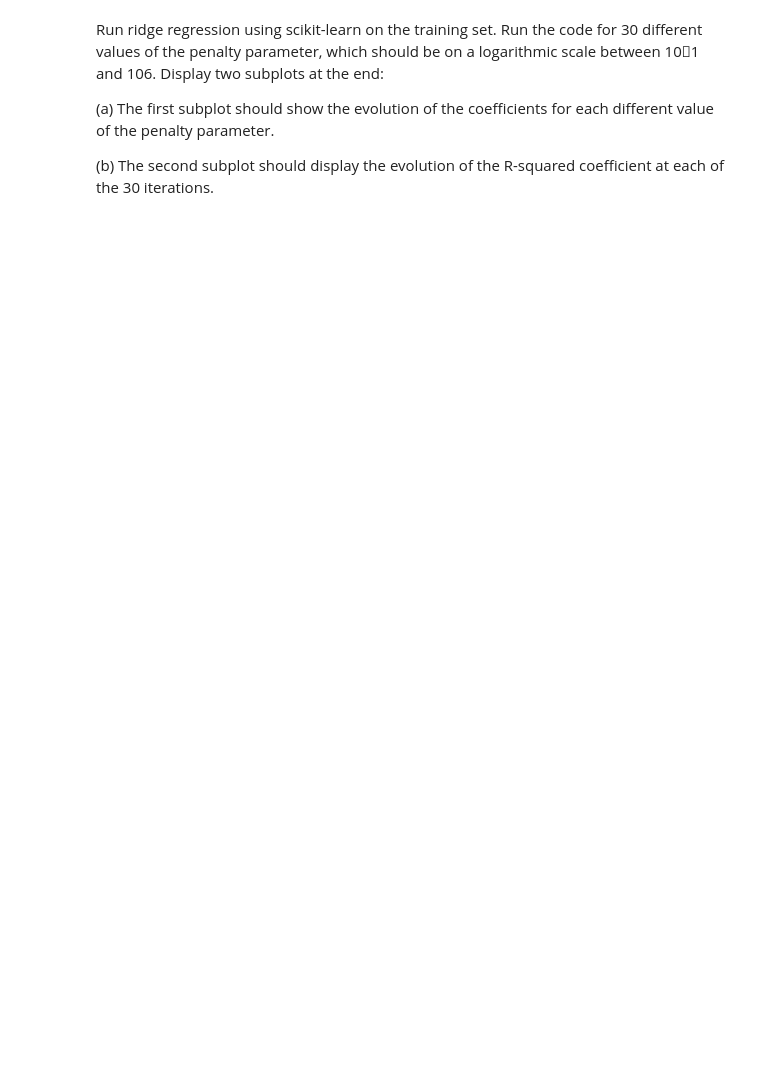
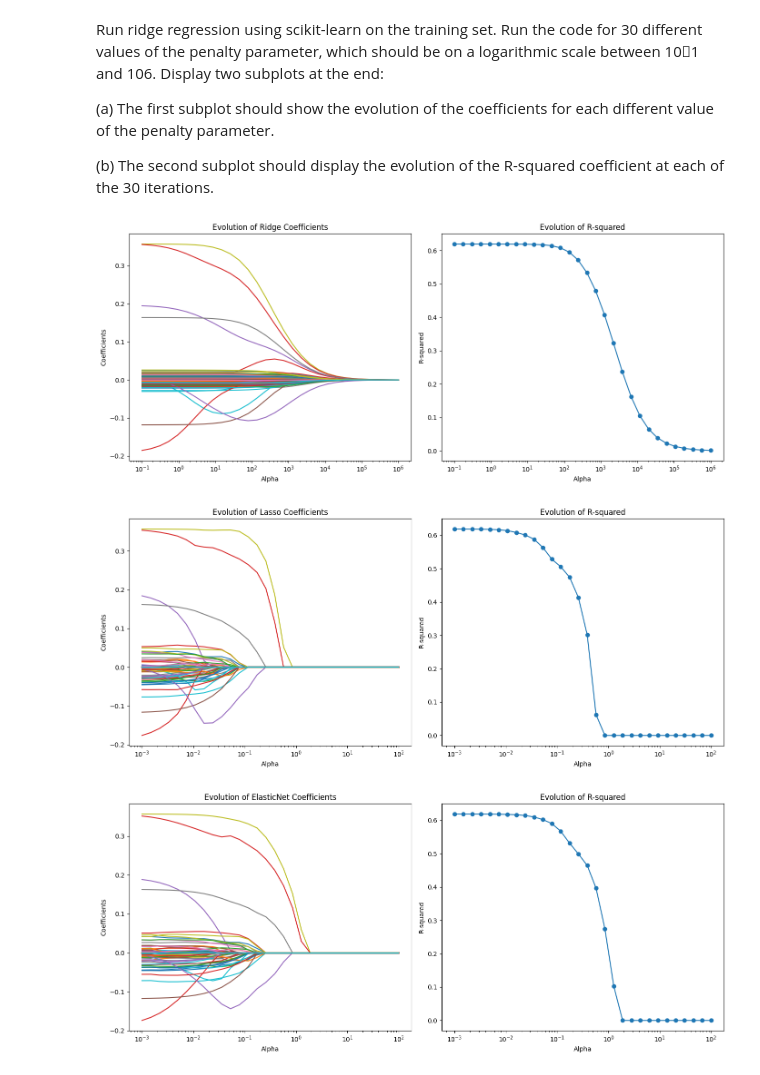
Before and after one commit to kjle/TelecomParis_Promo2025, a Jupyter notebook: SD-TSIA204/TP2/sd-tsia204_lab2_kang_jiale.ipynb, the cells around one changed output. Drawn from its saved outputs; the diff is of its cells as text; code cells hidden in the pictures; blank space fills up the shorter version.

```diff
--- a/SD-TSIA204/TP2/sd-tsia204_lab2_kang_jiale.ipynb
+++ b/SD-TSIA204/TP2/sd-tsia204_lab2_kang_jiale.ipynb
@@ -230,3 +237,48 @@ Run ridge regression using scikit-learn on the training set. Run the code for 30
 (a) The first subplot should show the evolution of the coefficients for each different value of the penalty parameter.
 
 (b) The second subplot should display the evolution of the R-squared coefficient at each of the 30 iterations.
+# %%
+def evaluation_plot(X, y, alphas, reg_model):
+    coefficients = []
+    r_squared = []
+    for alpha in alphas:
+        if reg_model == 'Ridge':
+            reg = Ridge(alpha=alpha)
+        elif reg_model == 'Lasso':
+            reg = Lasso(alpha=alpha)
+        elif reg_model == 'ElasticNet':
+            np.random.seed(0)
+            reg = ElasticNet(alpha=alpha, random_state=0, l1_ratio=0.4)
+        reg.fit(X, y)
+        coefficients.append(reg.coef_)
+        r_squared.append(reg.score(X, y))
+
+    coefficients = np.array(coefficients)
+    plt.figure(figsize=(14, 6))
+    # figure1: coefficients
+    plt.subplot(1, 2, 1)
+    for i in range(coefficients.shape[1]):
+        plt.plot(alphas, coefficients[:, i])
+    plt.xscale('log')
+    plt.xlabel('Alpha')
+    plt.ylabel('Coefficients')
+    plt.title('Evolution of ' + reg_model + ' Coefficients')
+
+    # figure2: R-squared
+    plt.subplot(1, 2, 2)
+    plt.plot(alphas, r_squared, marker='o')
+    plt.xscale('log')
+    plt.xlabel('Alpha')
+    plt.ylabel('R-squared')
+    plt.title('Evolution of R-squared')
+
+    plt.tight_layout()
+    plt.show()
+
+evaluation_plot(X_train_scaled, y_train_scaled, np.logspace(-1, 6, 30), 'Ridge')
+evaluation_plot(X_train_scaled, y_train_scaled, np.logspace(-3, 2, 30), 'Lasso')
+evaluation_plot(X_train_scaled, y_train_scaled, np.logspace(-3, 2, 30), 'ElasticNet')
+# %% [output]
+[figure, added]
+[figure, added]
+[figure, added]
```
Also changed, not shown: parts of 11 cells of this notebook, 1 other file.
